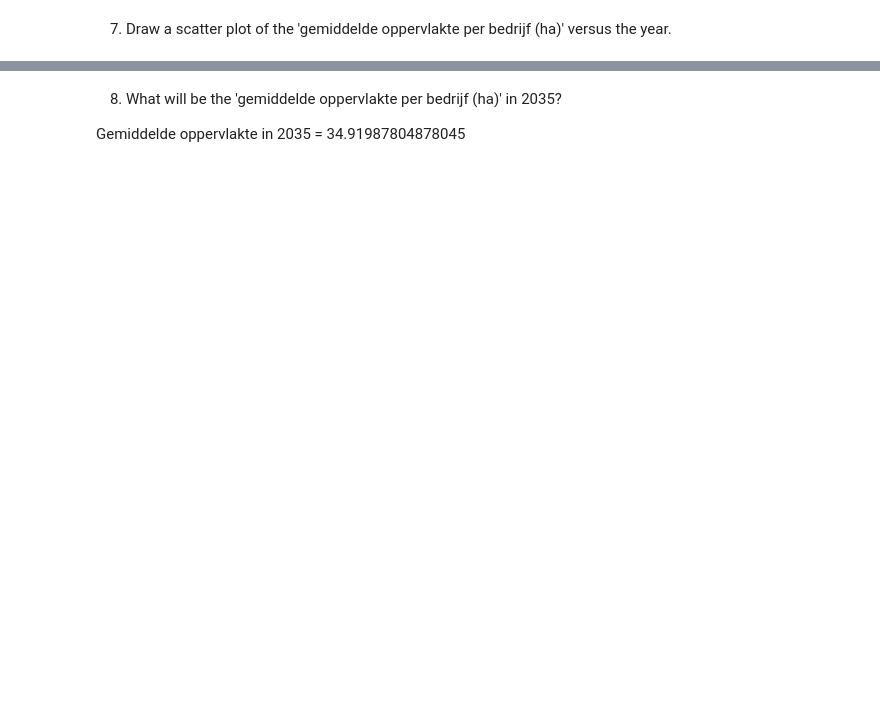
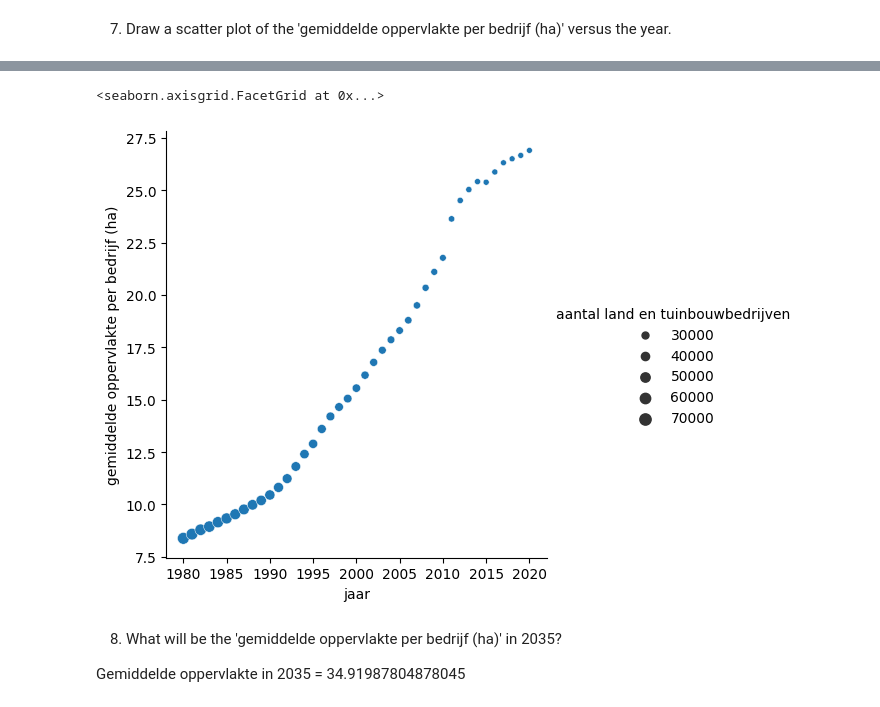
Before and after one commit to Bataklik/Data-Science-_-AI, a Jupyter notebook: 6-bivariate-quant/labs-regression.ipynb, the cells around one changed output, grey strips where cells are left out. Cells and saved outputs as stored; diff of their text form; code cells hidden in the pictures; blank space fills up the shorter version.

```diff
--- a/6-bivariate-quant/labs-regression.ipynb
+++ b/6-bivariate-quant/labs-regression.ipynb
@@ -231,3 +272,11 @@ R² = 0.9724062954910041
+# %%
+sns.relplot(data=landbouw,
+            x='jaar', y='gemiddelde oppervlakte per bedrijf (ha)',
+            size='aantal land en tuinbouwbedrijven'
+            )
+# %% [output]
+<seaborn.axisgrid.FacetGrid at 0x...>
+[figure, added]
 # %% [markdown]
 8. What will be the 'gemiddelde oppervlakte per bedrijf (ha)' in 2035?
 
```
Also changed, not shown: parts of 19 cells of this notebook, 1 other file.
